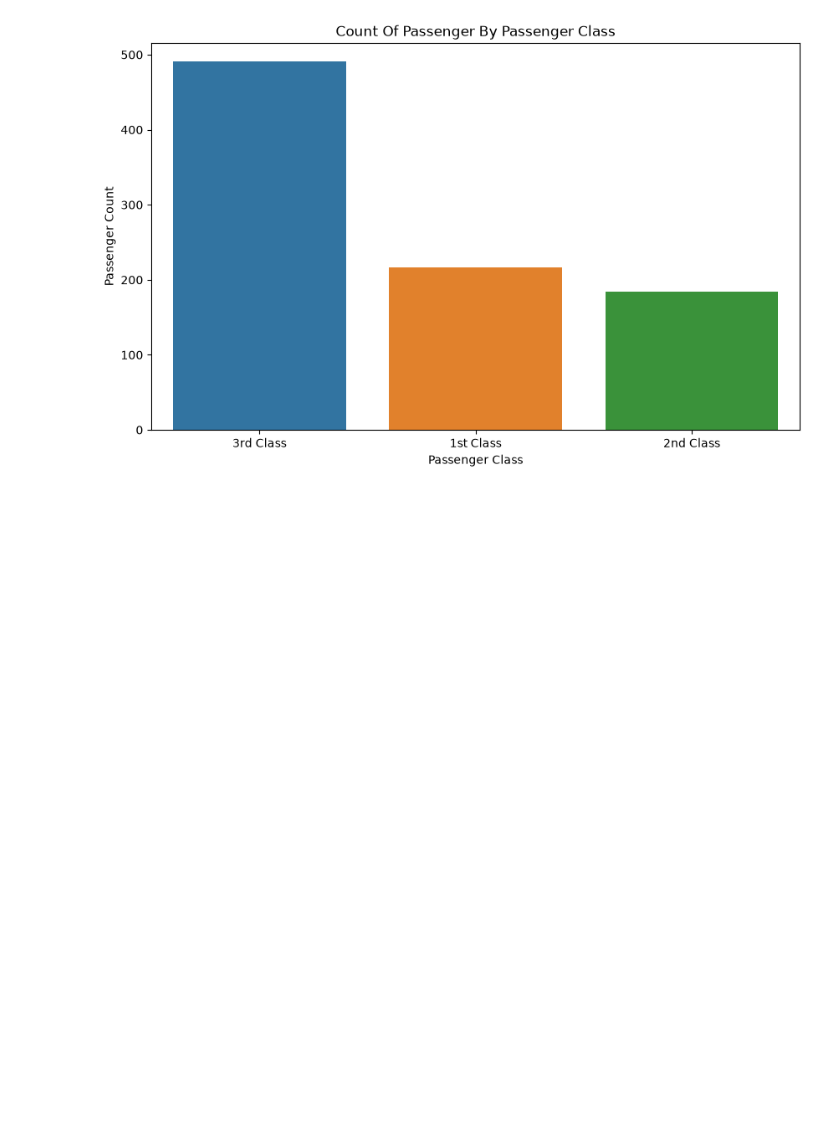
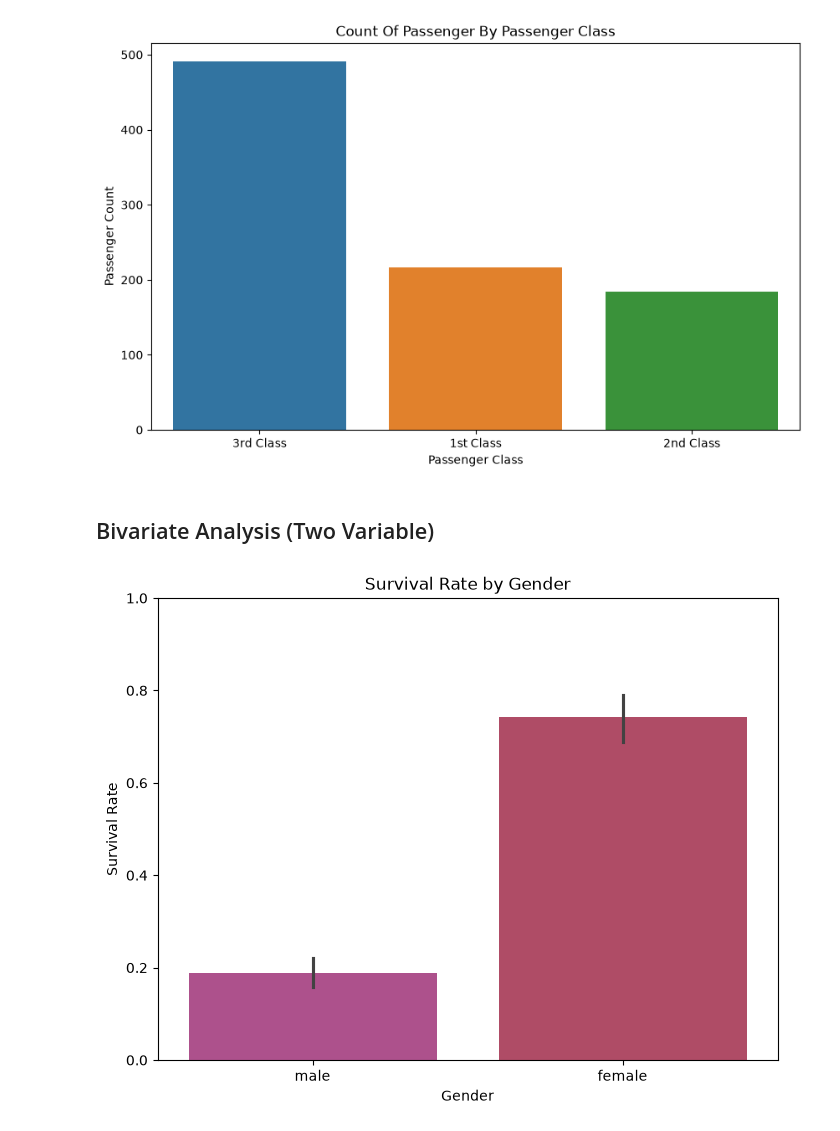
Before and after one commit to Rohit-Bansode/Titanic_Survival_Analysis-EDA, a Jupyter notebook: Notebooks/Titanic_EDA.ipynb, the cells around one changed output. Drawn from its saved outputs; the diff is of its cells as text; code cells hidden in the pictures; blank space fills up the shorter version.

Commit message:
Add Bivariate Analysis

```diff
--- a/Notebooks/Titanic_EDA.ipynb
+++ b/Notebooks/Titanic_EDA.ipynb
@@ -272,3 +272,18 @@ sns.countplot(x='Passenger_Class',hue='Passenger_Class',data=df,legend=False)
 plt.show()
 # %% [output]
 [figure]
+# %% [markdown]
+## Bivariate Analysis (Two Variable)
+# %%
+## Survival rate by Sex
+
+plt.figure(figsize=(8,6))
+plt.title("Survival Rate by Gender")
+plt.xlabel("Gender")
+plt.ylabel("Survival Rate")
+plt.ylim(0,1)
+custom_palette_2= {'male':"#BC4291C0",'female':"#C03B5E"}
+sns.barplot(x="Sex",y='Survived',hue="Sex",data=df,palette=custom_palette_2,legend=False)
+plt.show()
+# %% [output]
+[figure, added]
```
Also changed, not shown: parts of 3 cells of this notebook.
